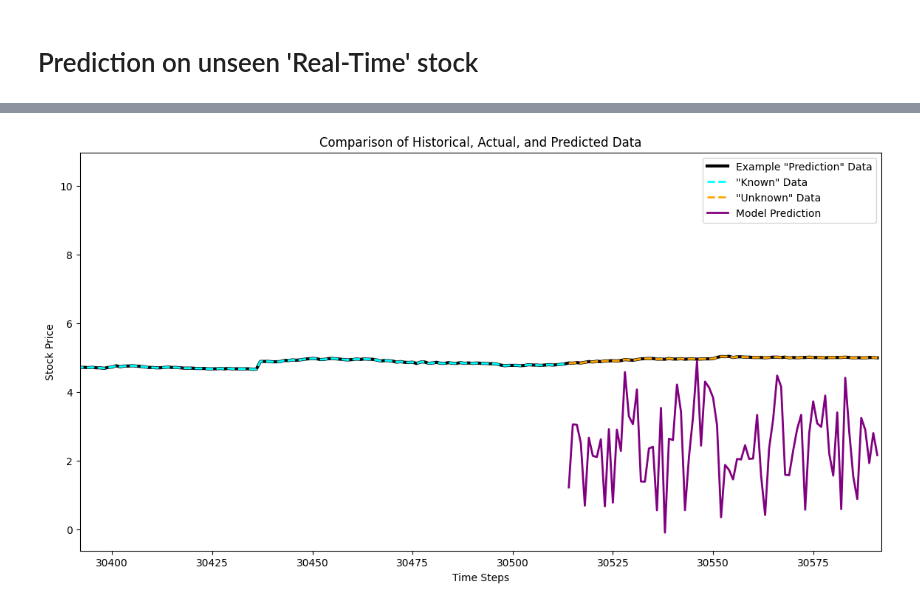
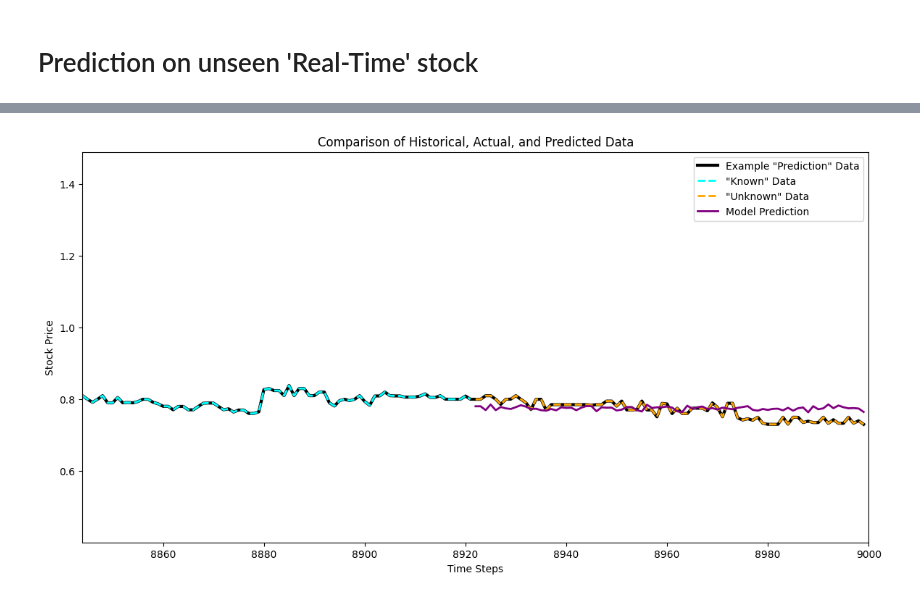
Before and after one commit to aidanjmaldonado/stock-prediction, a Jupyter notebook: model.ipynb, the cells around one changed output, grey strips where cells are left out. Cells and saved outputs as stored; diff of their text form; code cells hidden in the pictures.

Commit message:
Fixed predictions

```diff
--- a/model.ipynb
+++ b/model.ipynb
@@ -113,15 +113,15 @@ dataByTicker = {}
 for ticker in data['ticker'].unique():
     dataByTicker[ticker] = data[data['ticker'] == ticker].copy()
     dataByTicker[ticker]['closeNorm'] = dataByTicker[ticker]['close'] / dataByTicker[ticker]['close'].max()
-    dataByTicker[ticker]['volumeNorm'] = dataByTicker[ticker]['volume'] / dataByTicker[ticker]['volume'].max()
+    dataByTicker[ticker]['volumeNorm'] = dataByTicker[ticker]['volume'] #/ dataByTicker[ticker]['volume'].max()
 # %%
 for key in dataByTicker:
     # Create a temporary DataFrame to hold the current data
     temp_df = pd.DataFrame({
         'close': dataByTicker[key]['closeNorm'],
         # 'ticker': dataByTicker[key]['ticker'],
-        'volume': dataByTicker[key]['volumeNorm'],
-        'time': dataByTicker[key]['time']
+        'volume': dataByTicker[key]['volumeNorm']
+        # 'time': dataByTicker[key]['time']
     })
 
     # Concatenate the temporary DataFrame to the normalized_data DataFrame
@@ -170,6 +170,7 @@ def create_sequences(data, sequence_length, prediction_length):
             index += sequence_length
             count += 1
         else:  # Move index to the start of the next day
+            # Fill forward
             newindex = index
             while dates[newindex].date() == dates[newindex + 1].date():
                 newindex += 1
@@ -205,14 +206,14 @@ y_train = y_train.astype(np.float32)
 model = Sequential()
 model.add(LSTM(50, return_sequences=True, input_shape=(sequence_length, x_train.shape[2])))
 model.add(LSTM(50))
-model.add(Dense(50, activation='relu'))
-model.add(Dropout(0.2))
+model.add(Dense(40, activation='relu'))
+model.add(Dropout(0.3))
 model.add(Dense(prediction_length))
 
 model.compile(optimizer='adam', loss='mse')
 
 # Train the model
-early_stopping = EarlyStopping(monitor='val_loss', patience=10, restore_best_weights=True)
+early_stopping = EarlyStopping(monitor='val_loss', patience=100, restore_best_weights=True)
 model.fit(x_train, y_train, epochs=100, batch_size=32, validation_split=0.1, callbacks=[early_stopping])
 
 # Evaluate the model
@@ -246,7 +253,7 @@ WARNING:absl:You are saving your model as an HDF5 file via `model.save()` or `ke
 # Create Prediction Stock dataset
 
 try:
-  query = f"SELECT * FROM all_historical WHERE ticker = 'SOUN';" # *NOTE* Cannot run predictions on EVGN_Predict rn because it has 0 valid days, using GSAT
+  query = f"SELECT * FROM EVGN_Predict;" # *NOTE* Cannot run predictions on EVGN_Predict rn because it has 0 valid days, using GSAT
   cursor.execute(query)
   if cursor.fetchone() is None:
     raise Exception("No results")
@@ -256,27 +263,29 @@ except:
 
 # Turn SQlite Database into Pandas Dataframe
 predict_data_whole = pd.read_sql_query(query, sqliteConnection)
+predict_data_whole = predict_data_whole[:9000]
 
 # Split into known vs unknown, where unknown is the last 78 entries
 split_index_whole = len(predict_data_whole) - 78
-known_data_whole = predict_data_whole.iloc[:-78]
+known_data_whole = predict_data_whole.iloc[-156:-78]
+print(known_data_whole.shape)
 unknown_data_whole = predict_data_whole.iloc[-78:]
-
+print(unknown_data_whole.shape)
 # # Features
 # known_features = known_data_whole[['volume', 'volume_weighted_average', 'open', 'close', 'high', 'low']].values
-known_features = known_data_whole[['close', 'volume', 'time']].values
+known_features = known_data_whole[['close', 'volume']].values
 known_closes = np.array([known_features[:, 0]]).T
-known_volume = np.array([known_features[:, 1]]).T
+# known_volume = np.array([known_features[:, 1]]).T
 
 
  # Normalize features
 predict_close_scaler = MinMaxScaler(feature_range=(0, 1))
-predict_volume_scaler = MinMaxScaler(feature_range=(0, 1))
+# predict_volume_scaler = MinMaxScaler(feature_range=(0, 1))
 scaled_close = predict_close_scaler.fit_transform(known_closes)
-scaled_volume = predict_volume_scaler.fit_transform(known_volume)
+# scaled_volume = predict_volume_scaler.fit_transform(known_volume)
 
 scaled_known_features = known_features
 known_features[:, 0] = scaled_close[:, 0]
-known_features[:, 1] = scaled_volume[:, 0]
+# known_features[:, 1] = scaled_volume[:, 0]
 # %% [output]
 Success querying EVGN_Predict
@@ -318,33 +345,33 @@ import matplotlib.pyplot as plt
 
 # Create the combined index for plotting
 combined_index = np.arange(len(predict_data_whole))
 
 # Create
 plt.figure(figsize=(14, 7))
 
 # Plot
 plt.plot(combined_index, predict_data_whole['close'], label='Example "Prediction" Data', color='black', linewidth=3.0)
-plt.plot(combined_index[:split_index_whole], known_data_whole['close'], label='"Known" Data', color='cyan', linewidth=2.0, linestyle="--")
+plt.plot(combined_index[split_index_whole:]-78, known_data_whole['close'], label='"Known" Data', color='cyan', linewidth=2.0, linestyle="--")
 plt.plot(combined_index[split_index_whole:], unknown_data_whole['close'], label='"Unknown" Data', color='orange', linewidth=2.0, linestyle="--")
 
 plt.plot(combined_index[split_index_whole:], final_predictions[0], label='Model Prediction', color='purple', linewidth=2.0, linestyle="-")
 
 
 
 # Format
 plt.title('Comparison of Historical, Actual, and Predicted Data')
 plt.xlabel('Time Steps')
 plt.ylabel('Stock Price')
 plt.legend()
 
 # Adjust y-axis limits based on the data range
 # plt.ylim(predict_data_whole.iloc[-200:]['close'].min() - 0.2, predict_data_whole.iloc[-200:]['close'].max() + 0.2)
-plt.xlim(len(predict_data_whole) - 200, len(predict_data_whole))  # Crop view to just the very end
+plt.xlim(len(predict_data_whole) - 156, len(predict_data_whole))  # Crop view to just the very end
 
 # Set y-tick locations with a step of 0.05
 # yticks = np.arange(min(predict_data_whole['close']) // 0.05 * 0.05, (max(predict_data_whole['close']) // 0.05 + 1) * 0.05, 0.05)
 # plt.yticks(yticks)
 
 plt.show()
 # %% [output]
-[figure, old version]
+[figure, new version]
```
Also changed, not shown: parts of 9 cells of this notebook, 3 other files.
